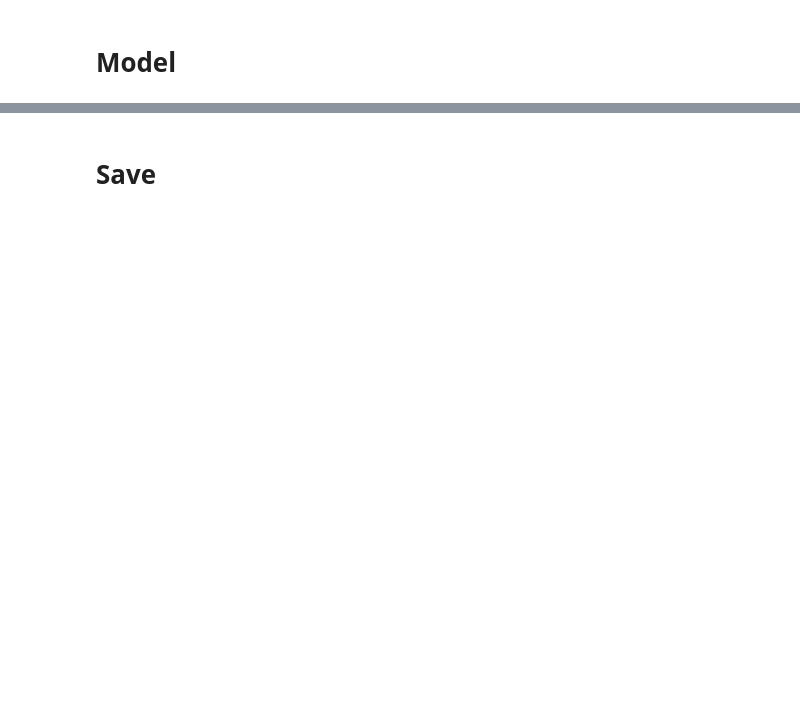
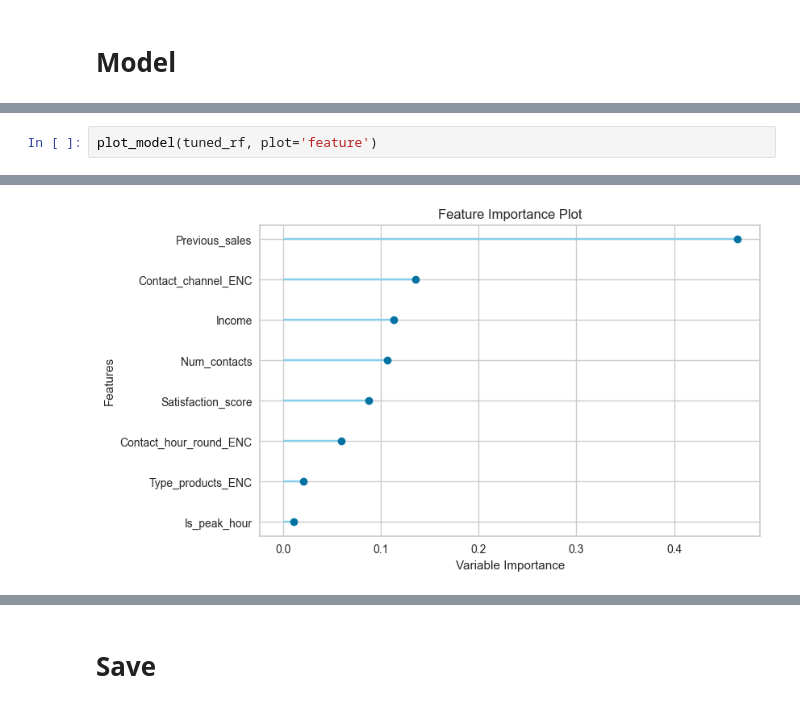
Before and after one commit to amontenegrot/TP_Technical_test_DS, a Jupyter notebook: src/03_preprocesing.ipynb, the cells around one changed output, grey strips where cells are left out. Drawn from its saved outputs; the diff is of its cells as text; blank space fills up the shorter version.

```diff
--- a/src/03_preprocesing.ipynb
+++ b/src/03_preprocesing.ipynb
@@ -114,0 +225,3 @@ data_unseen.reset_index(inplace=True, drop=True)
+# %%
+plot_model(tuned_rf, plot='feature')
+# %% [output]
@@ -114,0 +229 @@ data_unseen.reset_index(inplace=True, drop=True)
+[figure, added]
```
Also changed, not shown: parts of 23 cells of this notebook, 2 other files.
